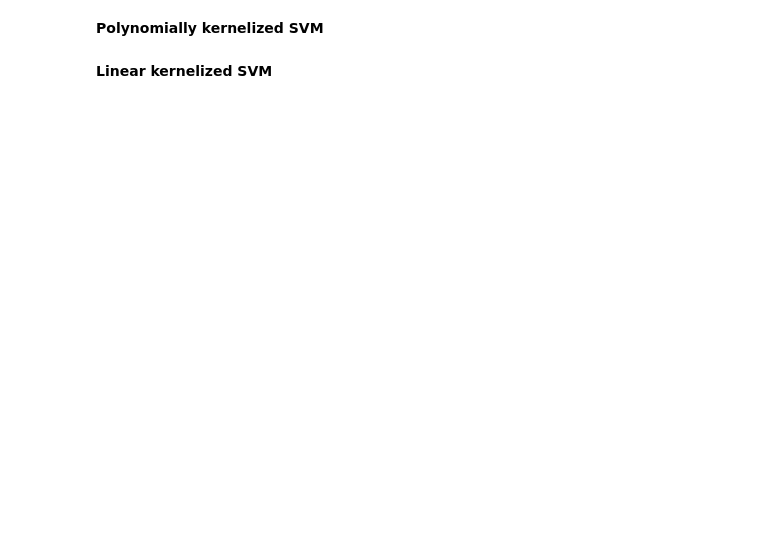
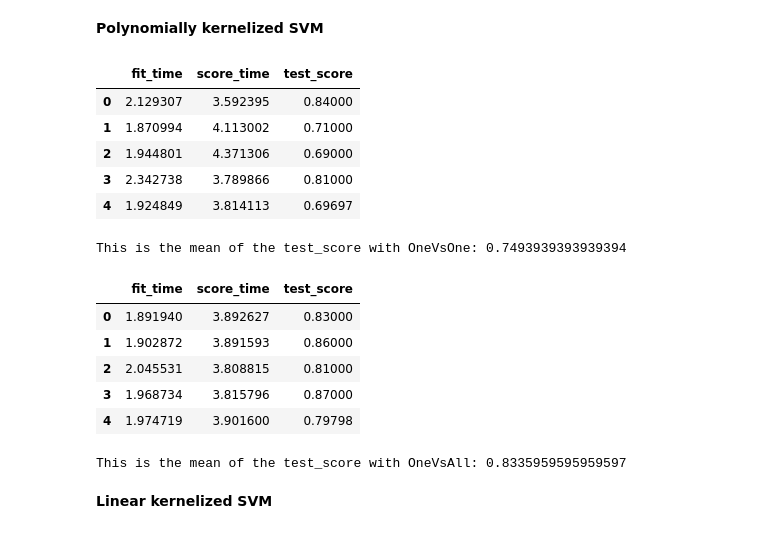
Before and after one commit to francescocarzaniga/IML-Project, a Jupyter notebook: Carzaniga-Donati.ipynb, the cells around one changed output. Drawn from its saved outputs; the diff is of its cells as text; code cells hidden in the pictures; blank space fills up the shorter version.

```diff
--- a/Carzaniga-Donati.ipynb
+++ b/Carzaniga-Donati.ipynb
@@ -680,34 +698,41 @@ print(val_1)
 **Polynomially kernelized SVM**
 # %%
 model_poly = svm.SVC
-imputer = SimpleImputer(missing_values= np.nan,strategy="median")
-fitter = OneVsOne(model_poly, kernel = 'poly')
-estimator = Pipeline([("imputer", imputer),("onevsonefitter", fitter)])
-val_poly = cross_validate(estimator, dataset, y.ravel(), cv=5)
 
-display(pd.DataFrame(val_poly))
+onevone_transform = OneVsOne(model_poly, kernel = 'poly')
+estimator_ovo = Pipeline([("Imputer", median_imputer),("Transformer", onevone_transform)])
 
-mean_val_poly = val_poly["test_score"].mean()
-print("This is the mean of the test_score with OneVsOne:", mean_val_poly)
+val_ovo = cross_validate(estimator_ovo, dataset, y.ravel(), cv=5)
 
-# Compare with sklearn
-clf_ovo = Pipeline([("imputer", imputer),("onevsonefitter", OneVsOneClassifier(model_SVM(kernel='poly')))])
-val_ovo = cross_validate(clf_ovo, dataset, y.ravel(), cv=5)["test_score"].mean()
-print(val_ovo)
+display(pd.DataFrame(val_ovo))
+mean_val_ovo = val_ovo["test_score"].mean()
+print("This is the mean of the test_score with OneVsOne:", mean_val_ovo)
 
 # Now the same with OnevsAll
 
-fitter_ova = OneVsAll(model_poly, kernel = 'poly')
-estimator_ova = Pipeline([("imputer", imputer),("onevsallfitter", fitter_ova)])
-val_poly_ova = cross_validate(estimator_ova, dataset, y.ravel(), cv=5)
-display(pd.DataFrame(val_poly_ova))
-mean_val_poly_ova = val_poly_ova["test_score"].mean()
-print("This is the mean of the test_score with OneVsAll:", mean_val_poly_ova)
+onevall_transform = OneVsAll(model_poly, kernel = 'poly')
+estimator_ova = Pipeline([("Imputer", median_imputer),("Transformer", onevall_transform)])
 
-# Compare with sklearn
-clf = Pipeline([("imputer", imputer),("onevsallfitter", OneVsRestClassifier(model_SVM(kernel='poly')))])
-val_1 = cross_validate(clf, dataset, y.ravel(), cv=5)["test_score"].mean()
-print(val_1)
+val_ova = cross_validate(estimator_ova, dataset, y.ravel(), cv=5)
+
+display(pd.DataFrame(val_ova))
+mean_val_ova = val_ova["test_score"].mean()
+print("This is the mean of the test_score with OneVsAll:", mean_val_ova)
+# %% [output]
+|  | fit_time | score_time | test_score |
+| 0 | 2.129307 | 3.592395 | 0.84000 |
+| 1 | 1.870994 | 4.113002 | 0.71000 |
+| 2 | 1.944801 | 4.371306 | 0.69000 |
+| 3 | 2.342738 | 3.789866 | 0.81000 |
+| 4 | 1.924849 | 3.814113 | 0.69697 |
+This is the mean of the test_score with OneVsOne: 0.7493939393939394
+|  | fit_time | score_time | test_score |
+| 0 | 1.891940 | 3.892627 | 0.83000 |
+| 1 | 1.902872 | 3.891593 | 0.86000 |
+| 2 | 2.045531 | 3.808815 | 0.81000 |
+| 3 | 1.968734 | 3.815796 | 0.87000 |
+| 4 | 1.974719 | 3.901600 | 0.79798 |
+This is the mean of the test_score with OneVsAll: 0.8335959595959597
 # %% [markdown]
 **Linear kernelized SVM**
 # %%
```
Also changed, not shown: parts of 29 cells of this notebook, 2 other files.
